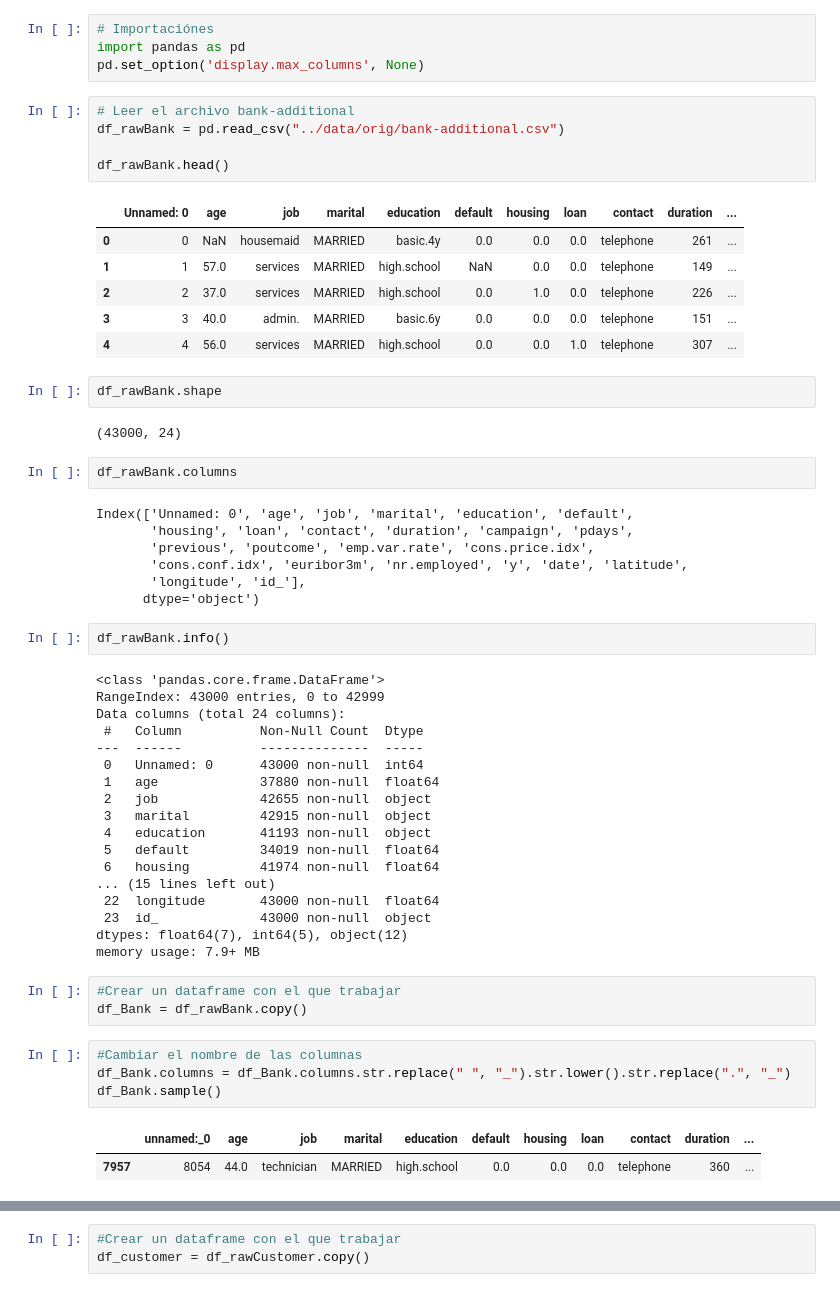
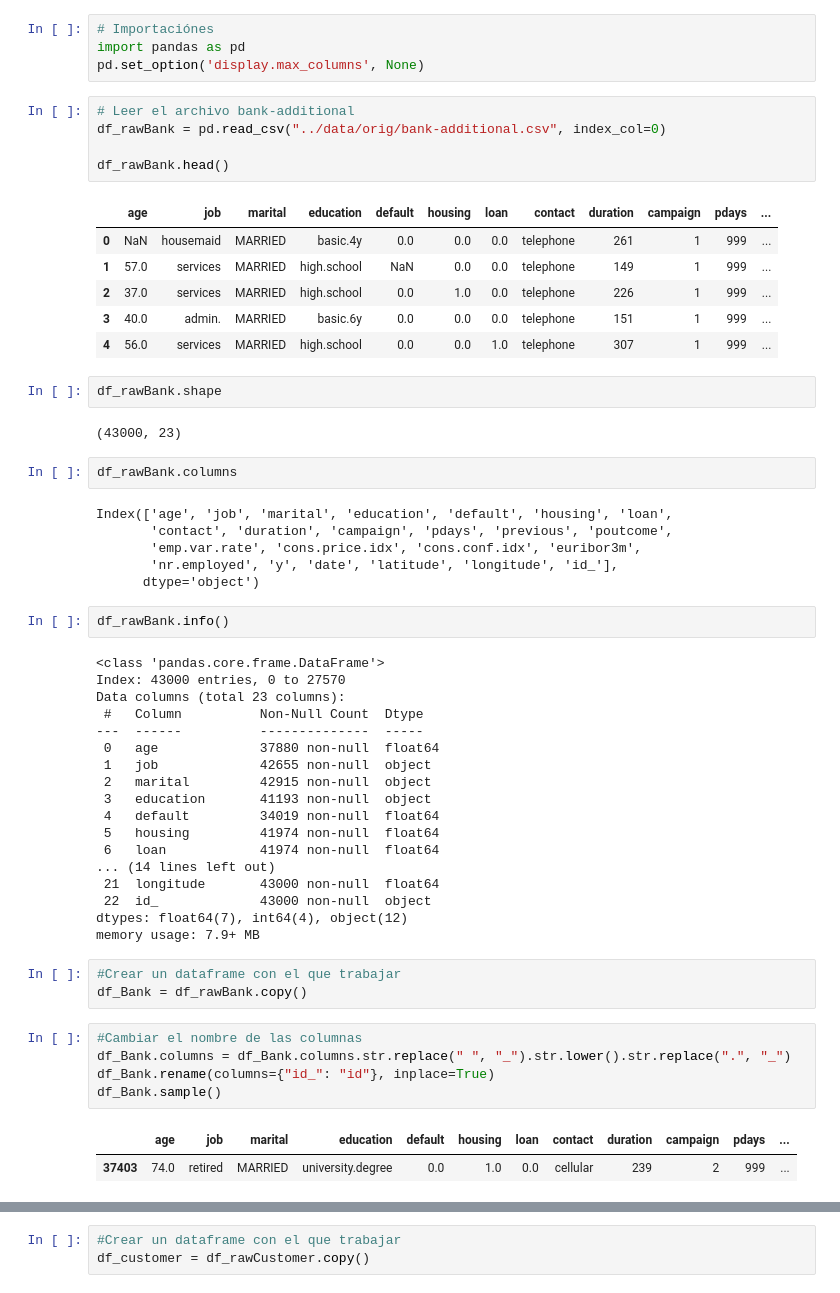
Before and after one commit to SergioSalm/DataProject_ProyectoEDAConPython, a Jupyter notebook: jupyters/EDA_preliminar.ipynb, the cells around one changed output, grey strips where cells are left out. Saved outputs shown, nothing was run; the diff lists cells and outputs as text.

```diff
--- a/jupyters/EDA_preliminar.ipynb
+++ b/jupyters/EDA_preliminar.ipynb
@@ -6,48 +6,47 @@ import pandas as pd
 pd.set_option('display.max_columns', None)
 # %%
 # Leer el archivo bank-additional
-df_rawBank = pd.read_csv("../data/orig/bank-additional.csv")
+df_rawBank = pd.read_csv("../data/orig/bank-additional.csv", index_col=0)
 
 df_rawBank.head()
 # %% [output]
-|  | Unnamed: 0 | age | job | marital | education | default | housing | loan | contact | duration | ... |
-| 0 | 0 | NaN | housemaid | MARRIED | basic.4y | 0.0 | 0.0 | 0.0 | telephone | 261 | ... |
-| 1 | 1 | 57.0 | services | MARRIED | high.school | NaN | 0.0 | 0.0 | telephone | 149 | ... |
-| 2 | 2 | 37.0 | services | MARRIED | high.school | 0.0 | 1.0 | 0.0 | telephone | 226 | ... |
-| 3 | 3 | 40.0 | admin. | MARRIED | basic.6y | 0.0 | 0.0 | 0.0 | telephone | 151 | ... |
-| 4 | 4 | 56.0 | services | MARRIED | high.school | 0.0 | 0.0 | 1.0 | telephone | 307 | ... |
+|  | age | job | marital | education | default | housing | loan | contact | duration | campaign | pdays | ... |
+| 0 | NaN | housemaid | MARRIED | basic.4y | 0.0 | 0.0 | 0.0 | telephone | 261 | 1 | 999 | ... |
+| 1 | 57.0 | services | MARRIED | high.school | NaN | 0.0 | 0.0 | telephone | 149 | 1 | 999 | ... |
+| 2 | 37.0 | services | MARRIED | high.school | 0.0 | 1.0 | 0.0 | telephone | 226 | 1 | 999 | ... |
+| 3 | 40.0 | admin. | MARRIED | basic.6y | 0.0 | 0.0 | 0.0 | telephone | 151 | 1 | 999 | ... |
+| 4 | 56.0 | services | MARRIED | high.school | 0.0 | 0.0 | 1.0 | telephone | 307 | 1 | 999 | ... |
 # %%
 df_rawBank.shape
 # %% [output]
-(43000, 24)
+(43000, 23)
 # %%
 df_rawBank.columns
 # %% [output]
-Index(['Unnamed: 0', 'age', 'job', 'marital', 'education', 'default',
-       'housing', 'loan', 'contact', 'duration', 'campaign', 'pdays',
-       'previous', 'poutcome', 'emp.var.rate', 'cons.price.idx',
-       'cons.conf.idx', 'euribor3m', 'nr.employed', 'y', 'date', 'latitude',
-       'longitude', 'id_'],
+Index(['age', 'job', 'marital', 'education', 'default', 'housing', 'loan',
+       'contact', 'duration', 'campaign', 'pdays', 'previous', 'poutcome',
+       'emp.var.rate', 'cons.price.idx', 'cons.conf.idx', 'euribor3m',
+       'nr.employed', 'y', 'date', 'latitude', 'longitude', 'id_'],
       dtype='object')
 # %%
 df_rawBank.info()
 # %% [output]
 <class 'pandas.core.frame.DataFrame'>
-RangeIndex: 43000 entries, 0 to 42999
-Data columns (total 24 columns):
+Index: 43000 entries, 0 to 27570
+Data columns (total 23 columns):
  #   Column          Non-Null Count  Dtype
 ---  ------          --------------  -----
- 0   Unnamed: 0      43000 non-null  int64
- 1   age             37880 non-null  float64
- 2   job             42655 non-null  object
- 3   marital         42915 non-null  object
- 4   education       41193 non-null  object
- 5   default         34019 non-null  float64
- 6   housing         41974 non-null  float64
-... (15 lines left out)
- 22  longitude       43000 non-null  float64
- 23  id_             43000 non-null  object
-dtypes: float64(7), int64(5), object(12)
+ 0   age             37880 non-null  float64
+ 1   job             42655 non-null  object
+ 2   marital         42915 non-null  object
+ 3   education       41193 non-null  object
+ 4   default         34019 non-null  float64
+ 5   housing         41974 non-null  float64
+ 6   loan            41974 non-null  float64
+... (14 lines left out)
+ 21  longitude       43000 non-null  float64
+ 22  id_             43000 non-null  object
+dtypes: float64(7), int64(4), object(12)
 memory usage: 7.9+ MB
 # %%
 #Crear un dataframe con el que trabajar
@@ -55,7 +54,8 @@ df_Bank = df_rawBank.copy()
 # %%
 #Cambiar el nombre de las columnas
 df_Bank.columns = df_Bank.columns.str.replace(" ", "_").str.lower().str.replace(".", "_")
+df_Bank.rename(columns={"id_": "id"}, inplace=True)
 df_Bank.sample()
 # %% [output]
-|  | unnamed:_0 | age | job | marital | education | default | housing | loan | contact | duration | ... |
-| 7957 | 8054 | 44.0 | technician | MARRIED | high.school | 0.0 | 0.0 | 0.0 | telephone | 360 | ... |
+|  | age | job | marital | education | default | housing | loan | contact | duration | campaign | pdays | ... |
+| 37403 | 74.0 | retired | MARRIED | university.degree | 0.0 | 1.0 | 0.0 | cellular | 239 | 2 | 999 | ... |
```
Also changed, not shown: parts of 18 cells of this notebook, 7 other files.
